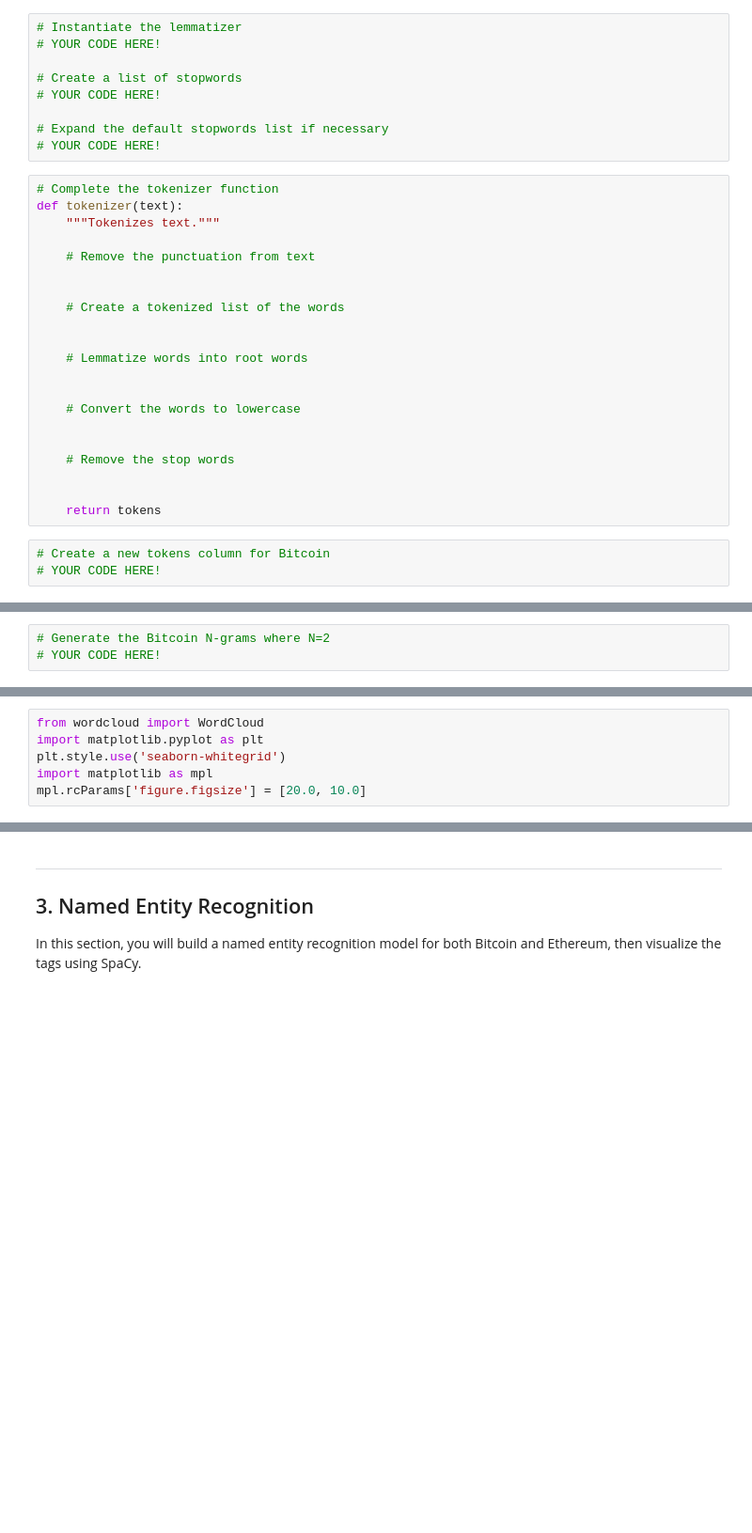
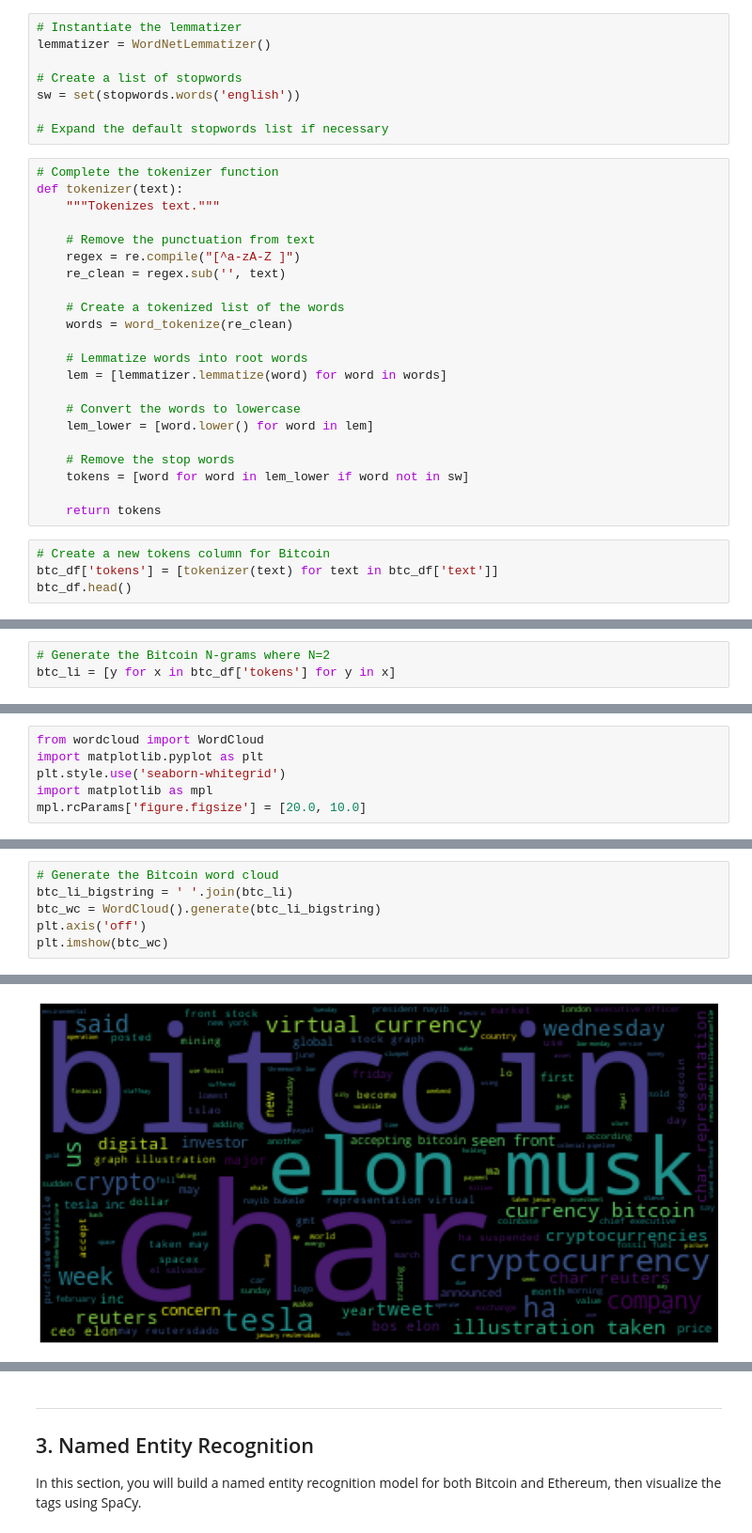
Before and after one commit to illyanyc/cu_fintech_assignments, a Jupyter notebook: 12_nlp/crypto_sentiment.ipynb, the cells around one changed output, grey strips where cells are left out. Shown at 94% size. Saved outputs shown, nothing was run; the diff lists cells and outputs as text; blank space fills up the shorter version.

```diff
--- a/12_nlp/crypto_sentiment.ipynb
+++ b/12_nlp/crypto_sentiment.ipynb
@@ -83,34 +208,35 @@ from string import punctuation
 import re
 # %%
 # Instantiate the lemmatizer
-# YOUR CODE HERE!
+lemmatizer = WordNetLemmatizer()
 
 # Create a list of stopwords
-# YOUR CODE HERE!
+sw = set(stopwords.words('english'))
 
 # Expand the default stopwords list if necessary
-# YOUR CODE HERE!
 # %%
 # Complete the tokenizer function
 def tokenizer(text):
     """Tokenizes text."""
 
     # Remove the punctuation from text
-
+    regex = re.compile("[^a-zA-Z ]")
+    re_clean = regex.sub('', text)
 
     # Create a tokenized list of the words
-
+    words = word_tokenize(re_clean)
 
     # Lemmatize words into root words
-
+    lem = [lemmatizer.lemmatize(word) for word in words]
 
     # Convert the words to lowercase
-
+    lem_lower = [word.lower() for word in lem]
 
     # Remove the stop words
-
+    tokens = [word for word in lem_lower if word not in sw]
 
     return tokens
 # %%
 # Create a new tokens column for Bitcoin
-# YOUR CODE HERE!
+btc_df['tokens'] = [tokenizer(text) for text in btc_df['text']]
+btc_df.head()
@@ -131,4 +272,4 @@ from collections import Counter
 from nltk import ngrams
 # %%
 # Generate the Bitcoin N-grams where N=2
-# YOUR CODE HERE!
+btc_li = [y for x in btc_df['tokens'] for y in x]
@@ -166,0 +332,7 @@ mpl.rcParams['figure.figsize'] = [20.0, 10.0]
+# %%
+# Generate the Bitcoin word cloud
+btc_li_bigstring = ' '.join(btc_li)
+btc_wc = WordCloud().generate(btc_li_bigstring)
+plt.axis('off')
+plt.imshow(btc_wc)
+# %% [output]
@@ -166,0 +340 @@ mpl.rcParams['figure.figsize'] = [20.0, 10.0]
+[figure, added]
```
Also changed, not shown: parts of 28 cells of this notebook, 6 other files.
